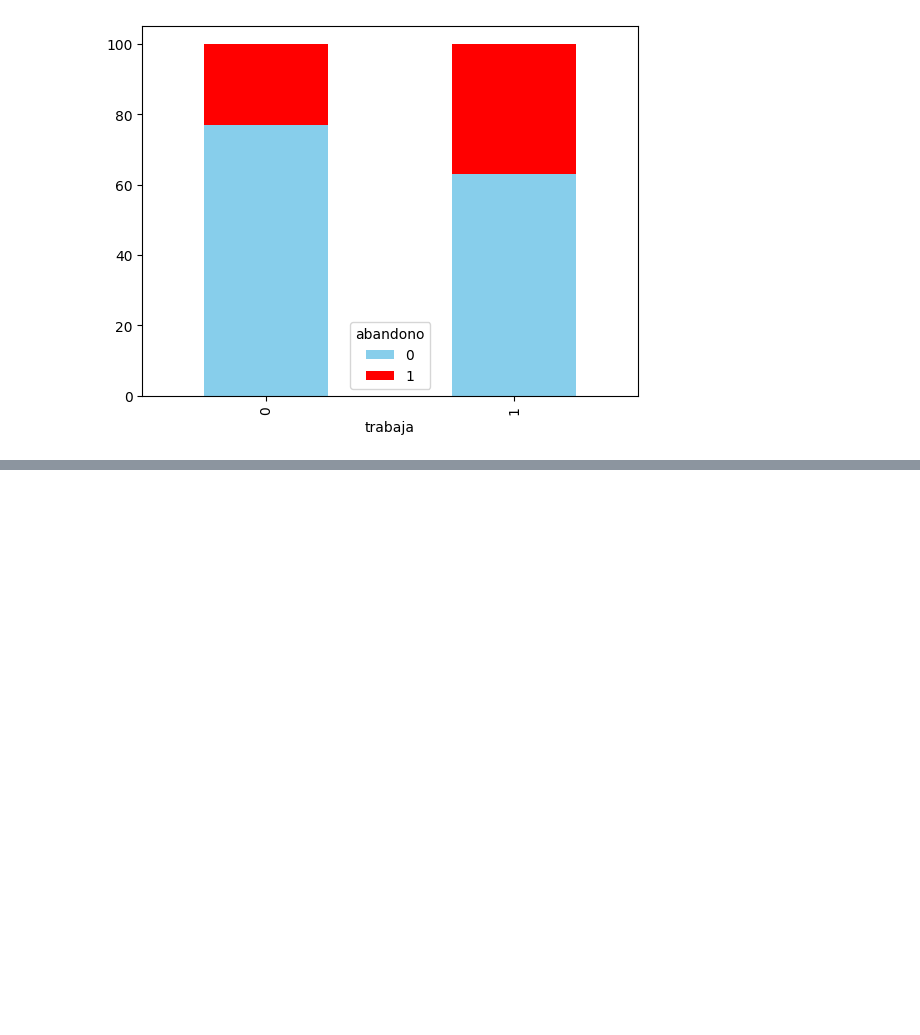
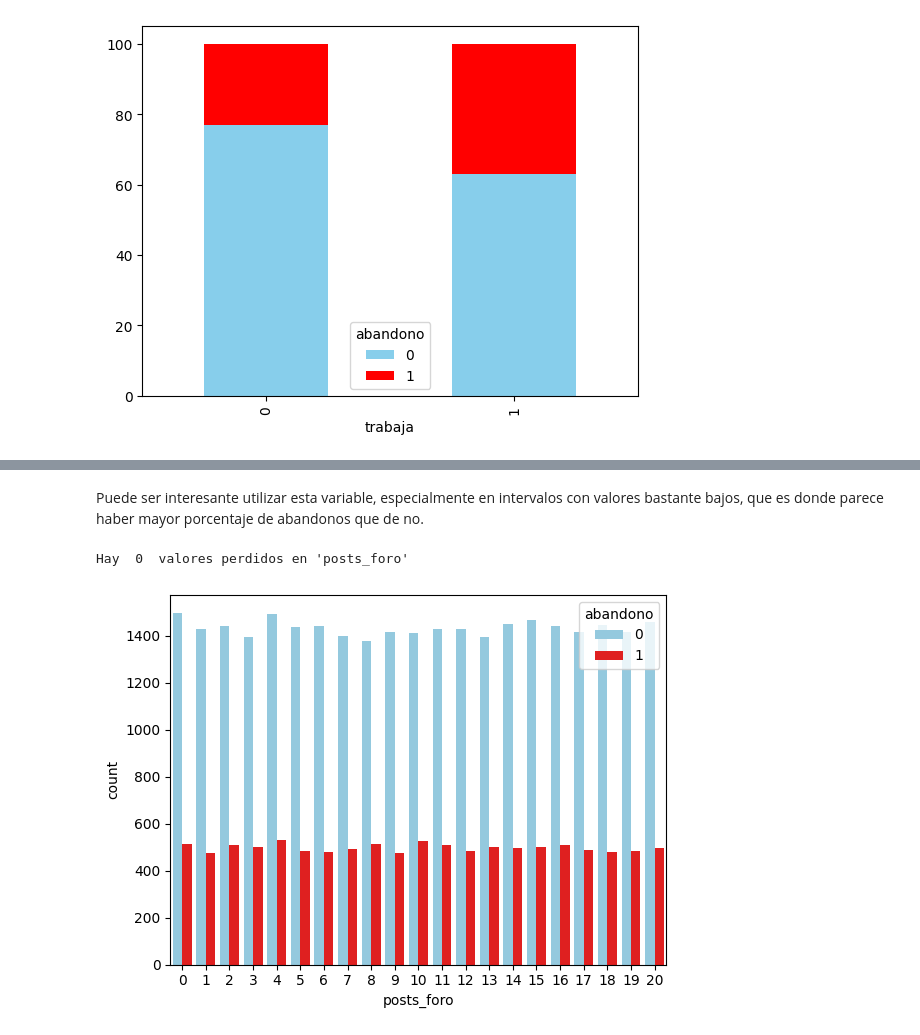
Before and after one commit to Marcos-Wth/Practica_1_Mineria_de_Datos, a Jupyter notebook: Práctica 1 - Análisis, procesamiento y validación .ipynb, the cells around one changed output, grey strips where cells are left out. Saved outputs shown, nothing was run; the diff lists cells and outputs as text; code cells hidden in the pictures; blank space fills up the shorter version.

```diff
--- a/Práctica 1 - Análisis, procesamiento y validación .ipynb
+++ b/Práctica 1 - Análisis, procesamiento y validación .ipynb
@@ -257,0 +319,12 @@ Hay  0  valores perdidos en 'nota_acceso'
+# %% [markdown]
+Puede ser interesante utilizar esta variable, especialmente en intervalos con valores bastante bajos, que es donde parece haber mayor porcentaje de abandonos que de no.
+# %%
+# variable posts_foro
+perdidos = df_train['posts_foro'].isna().sum()
+print("Hay ",perdidos, " valores perdidos en 'posts_foro'")
+
+sns.countplot(data=df_train, x='posts_foro', hue='abandono', palette=['skyblue', 'red'])
+plt.show()
+# %% [output]
+Hay  0  valores perdidos en 'posts_foro'
+[figure, added]
```
Also changed, not shown: parts of 11 cells of this notebook, 1 other file.
